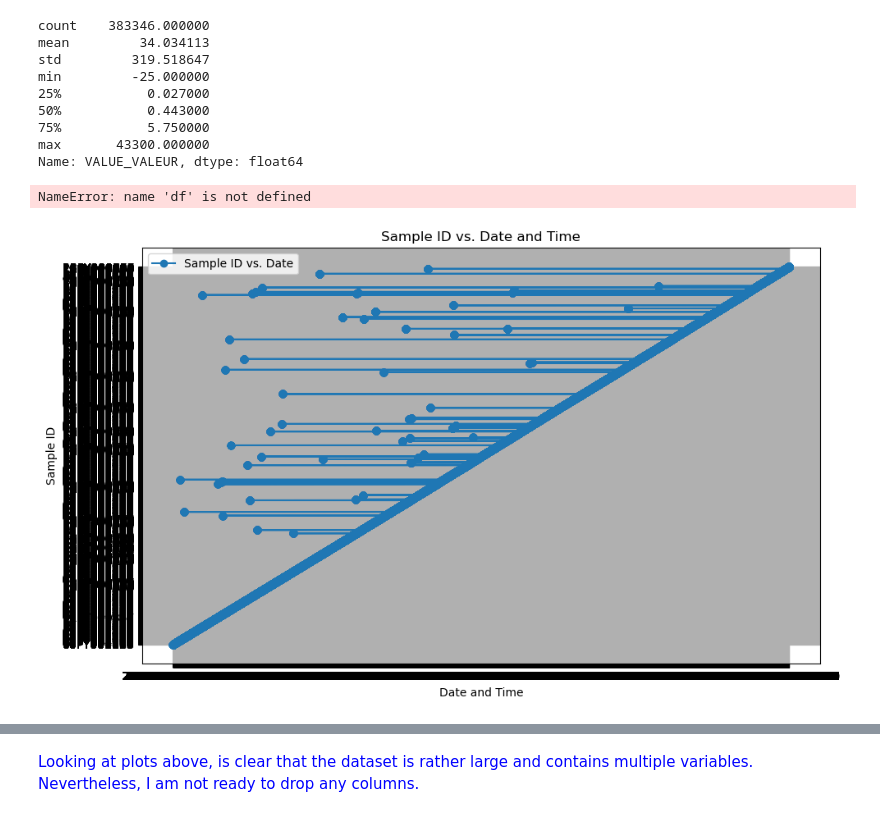
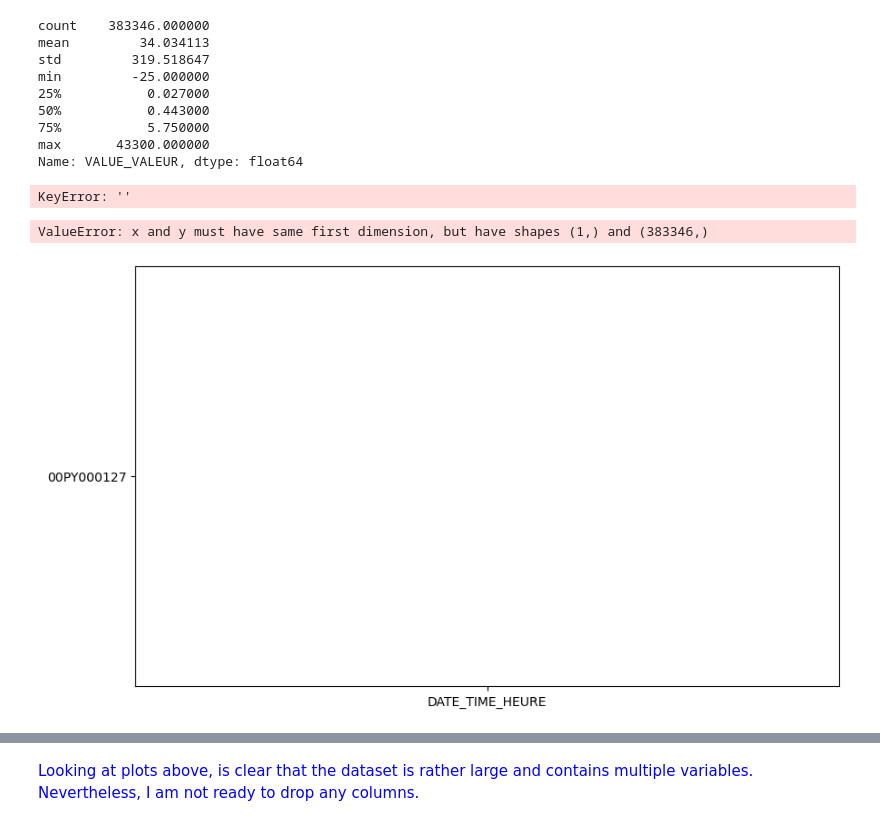
Before and after one commit to datapro4hire/Water, a Jupyter notebook: Capstone Project - Sprint 2.ipynb, the cells around one changed output, grey strips where cells are left out. Cells and saved outputs as stored; diff of their text form; code cells hidden in the pictures.

```diff
--- a/Capstone Project - Sprint 2.ipynb
+++ b/Capstone Project - Sprint 2.ipynb
@@ -889,7 +871,7 @@ HYDROXIDE (CALCD.)                  1
 Name: count, Length: 220, dtype: int64
 # %%
 # Convert 'Variable' column to string
-df1['VARIABLE'] = df1['VARIABLE'].astype(str)
+df['VARIABLE'] = df['VARIABLE'].astype(str)
 # %%
 # Get top 25 Variables for illustration purposes
 
@@ -1022,21 +1004,22 @@ Name: VALUE_VALEUR, dtype: float64
 # Checking for duplicate reports
 
 boolean = not df[""].is_unique      # True (credit to @Carsten)
-boolean = df['].duplicated().any() # True
+boolean = df[""].duplicated().any() # True
 # %% [output]
-NameError: name 'df' is not defined
+KeyError: ''
 # %%
 # Create the line plot
 plt.figure(figsize=(10, 6))
-plt.plot(df1['DATE_TIME_HEURE'], df1['SAMPLE_ID_ÉCHANTILLON'], marker='o', label='Sample ID vs. Date')
+plt.plot(['DATE_TIME_HEURE'], df['SAMPLE_ID_ÉCHANTILLON'], marker='o', label='Sample ID vs. Date')
 plt.xlabel('Date and Time')
 plt.ylabel('Sample ID')
 plt.title('Sample ID vs. Date and Time')
 plt.grid(True)
 plt.legend()
 plt.tight_layout()
 plt.show()
 # %% [output]
+ValueError: x and y must have same first dimension, but have shapes (1,) and (383346,)
-[figure, old version]
+[figure, new version]
 # %%
 # Group by VARIABLE and plot the time series for each group
```
Also changed, not shown: parts of 23 cells of this notebook, 25 other files.
